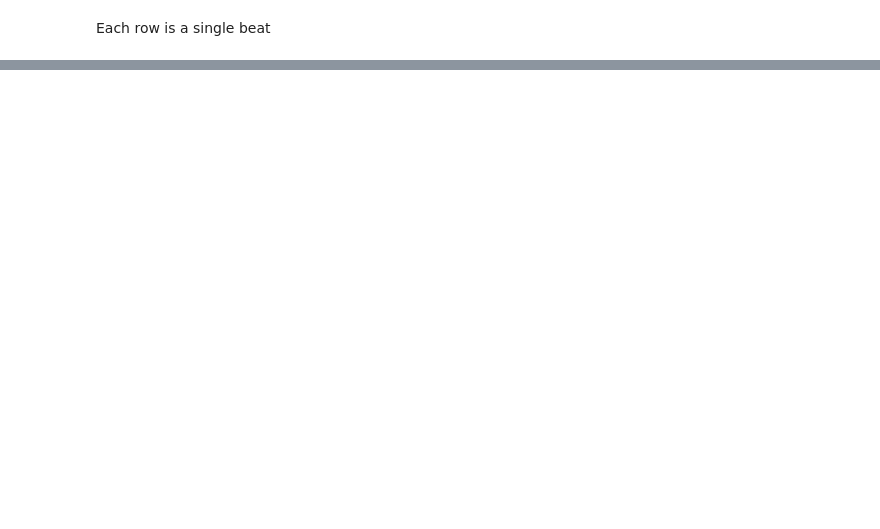
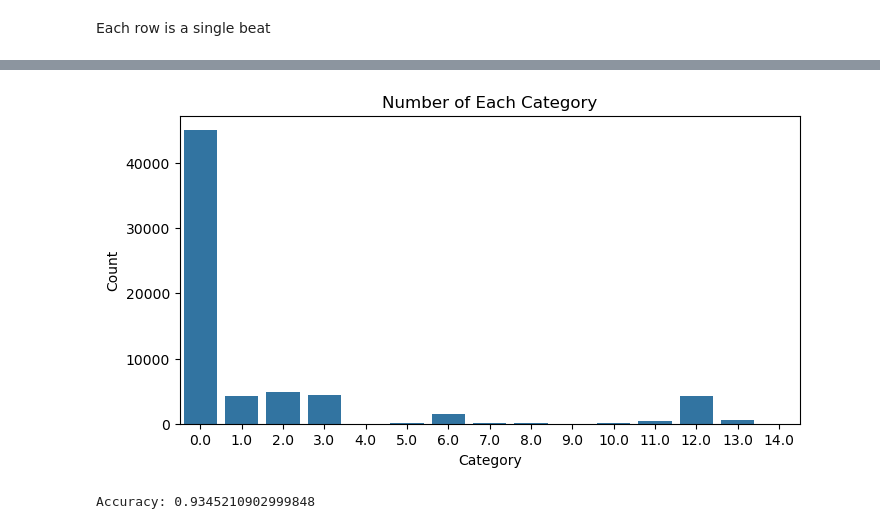
Before and after one commit to Azat228/ECG_Classification_for_Arrhythmia_Detection, a Jupyter notebook: Project_code.ipynb, the cells around one changed output, grey strips where cells are left out. Drawn from its saved outputs; the diff is of its cells as text; code cells hidden in the pictures; blank space fills up the shorter version.

Commit message:
First simple ML

```diff
--- a/Project_code.ipynb
+++ b/Project_code.ipynb
@@ -49,0 +42,31 @@ plt.show()
+# %%
+categories = train_df['0.000000.1'].value_counts()
+plt.figure(figsize=(8, 4))
+sns.barplot(x=categories.index, y=categories.values)
+plt.xlabel('Category')
+plt.ylabel('Count')
+plt.title('Number of Each Category')
+plt.show()
+# %% [output]
+[figure, added]
+# %%
+# we can see that the dataset is imbalanced, with some categories having significantly more samples than others.
+#lets create simple Deeplearning model using skicitlearn to classify the ECG signals into their respective categories.
+
+mlp = MLPClassifier(hidden_layer_sizes=(10, 5), activation='relu', max_iter=10, random_state=42)
+x_train,x_test =  train_test_split(train_df.drop('0.000000.1',axis = 1), test_size=0.2, random_state=42)
+y_train,y_test = train_test_split(train_df['0.000000.1'], test_size=0.2, random_state=42)
+
+mlp.fit(x_train, y_train)
+
+# # Use the correct label column for test_df (should be '3.000000')
+# x_test = test_df.drop('0.000000',axis = 1)
+# y_test = test_df['0.000000']
+
+# # Align x_test columns to match x_train columns
+# x_test = x_test[x_train.columns]
+
+y_pred = mlp.predict(x_test)
+print("Accuracy:", accuracy_score(y_test, y_pred))
+# %% [output]
+Accuracy: 0.9345210902999848
```
Also changed, not shown: parts of 3 cells of this notebook, 1 other file.
